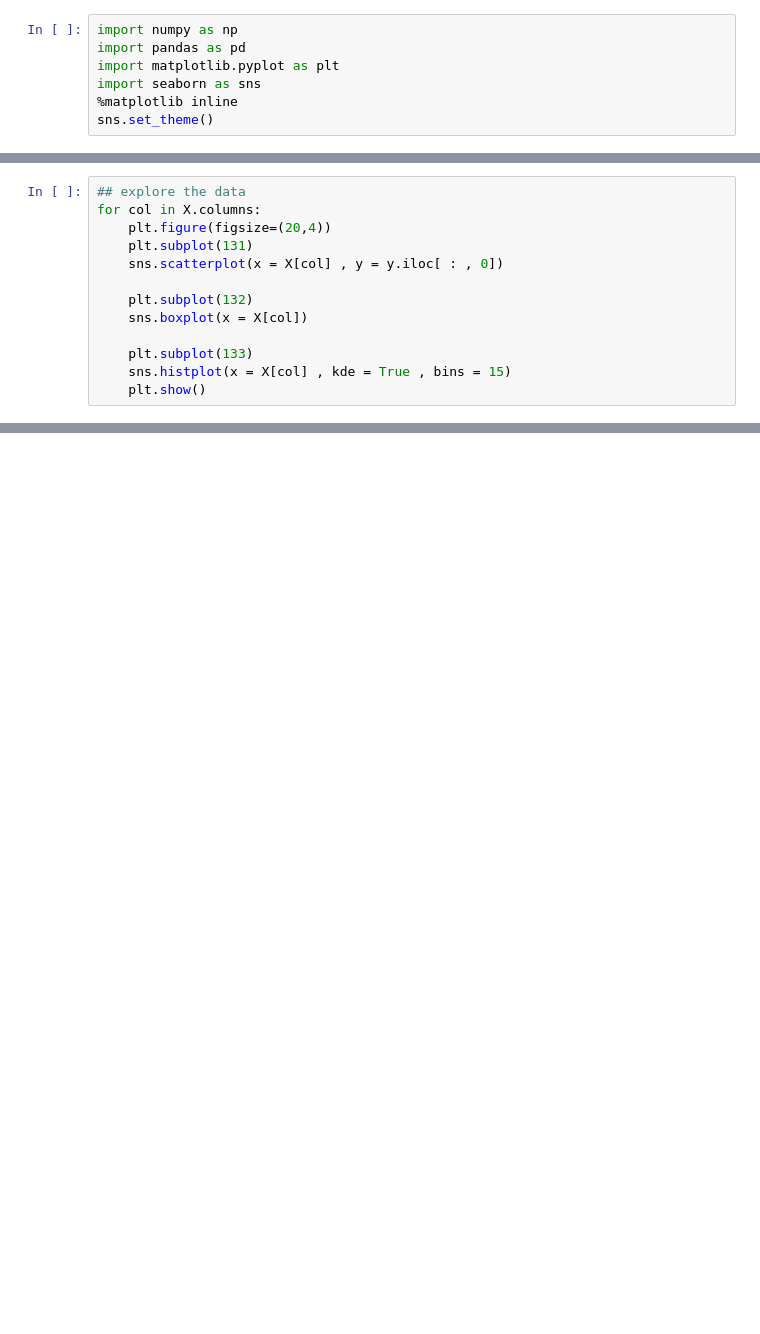
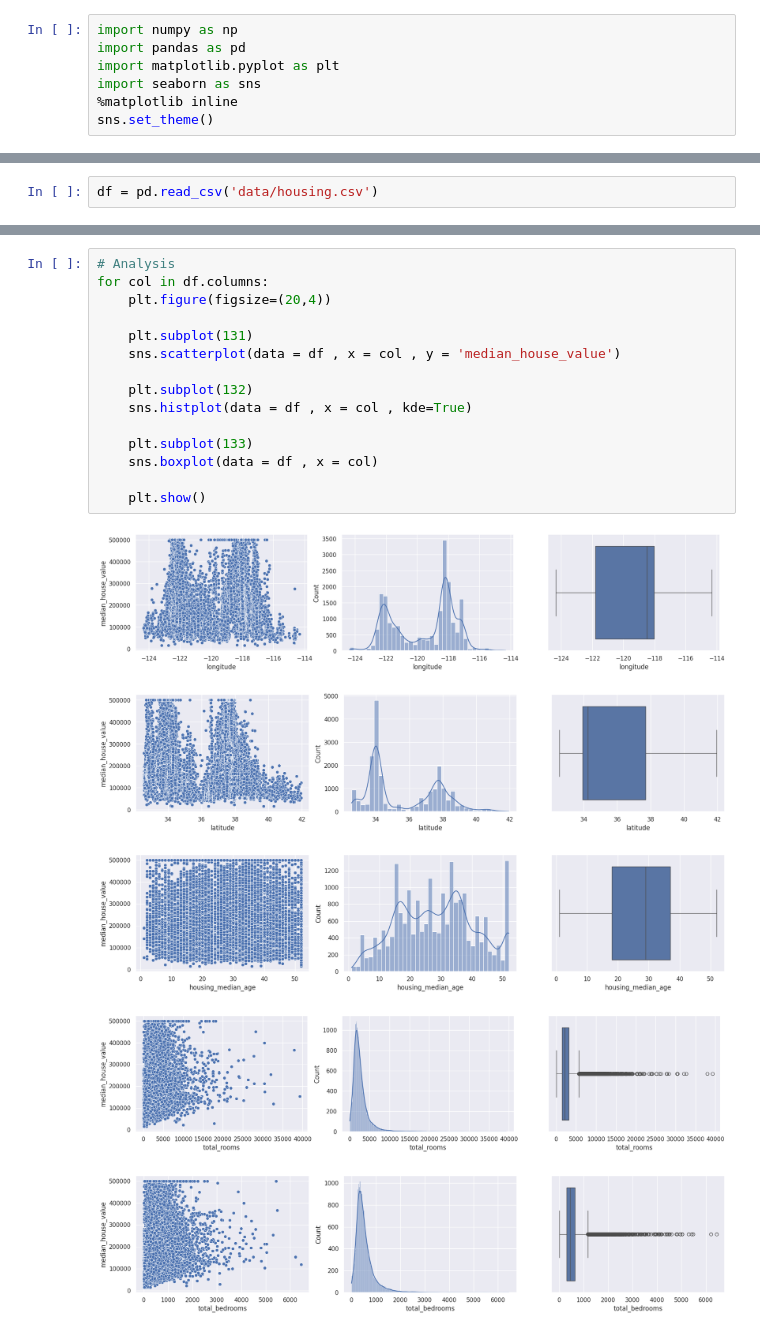
Before and after one commit to kasimkhan06/Machine-Learning-Projects, a Jupyter notebook: California Housing/housing.ipynb, the cells around one changed output, grey strips where cells are left out. Drawn from its saved outputs; the diff is of its cells as text; blank space fills up the shorter version.

Commit message:
explored the california housing prices and built model

```diff
--- a/California Housing/housing.ipynb
+++ b/California Housing/housing.ipynb
@@ -101,13 +7,0 @@ X.shape
-# %%
-## explore the data
-for col in X.columns:
-    plt.figure(figsize=(20,4))
-    plt.subplot(131)
-    sns.scatterplot(x = X[col] , y = y.iloc[ : , 0])
-
-    plt.subplot(132)
-    sns.boxplot(x = X[col])
-
-    plt.subplot(133)
-    sns.histplot(x = X[col] , kde = True , bins = 15)
-    plt.show()
@@ -161,0 +11,2 @@ r2_score(y_test , y_pred)
+# %%
+df = pd.read_csv('data/housing.csv')
@@ -161,0 +54,21 @@ r2_score(y_test , y_pred)
+# %%
+# Analysis
+for col in df.columns:
+    plt.figure(figsize=(20,4))
+
+    plt.subplot(131)
+    sns.scatterplot(data = df , x = col , y = 'median_house_value')
+
+    plt.subplot(132)
+    sns.histplot(data = df , x = col , kde=True)
+
+    plt.subplot(133)
+    sns.boxplot(data = df , x = col)
+
+    plt.show()
+# %% [output]
+[figure, added]
+[figure, added]
+[figure, added]
+[figure, added]
+[figure, added]
```
Also changed, not shown: parts of 36 cells of this notebook, 7 other files.
